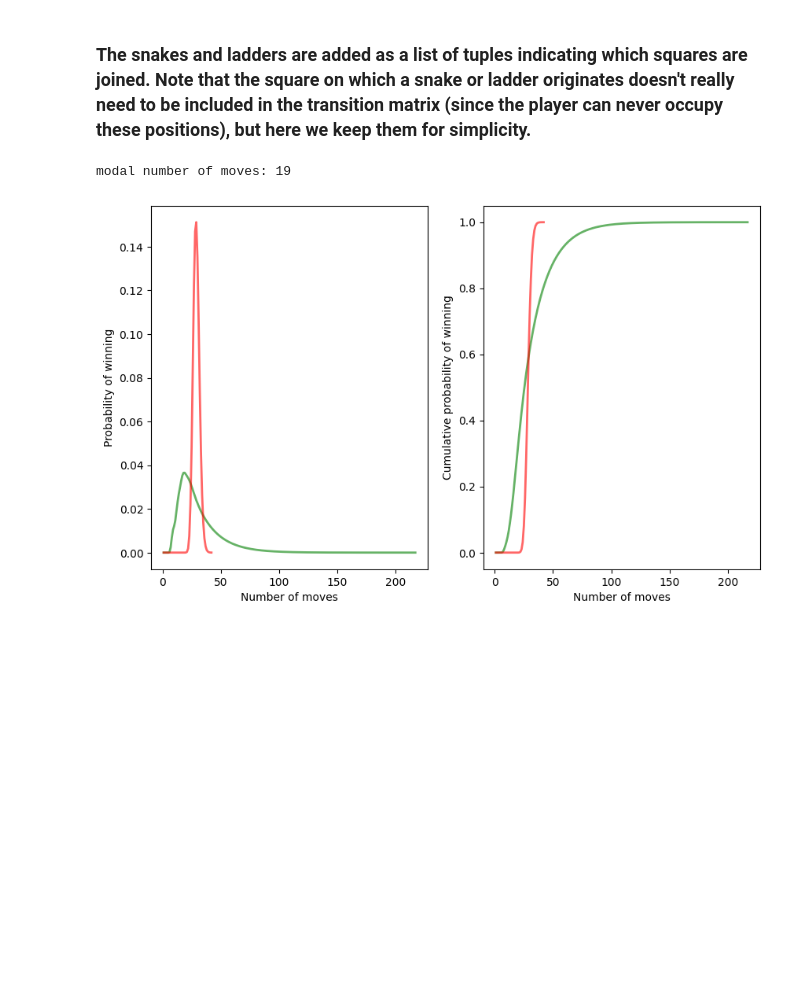
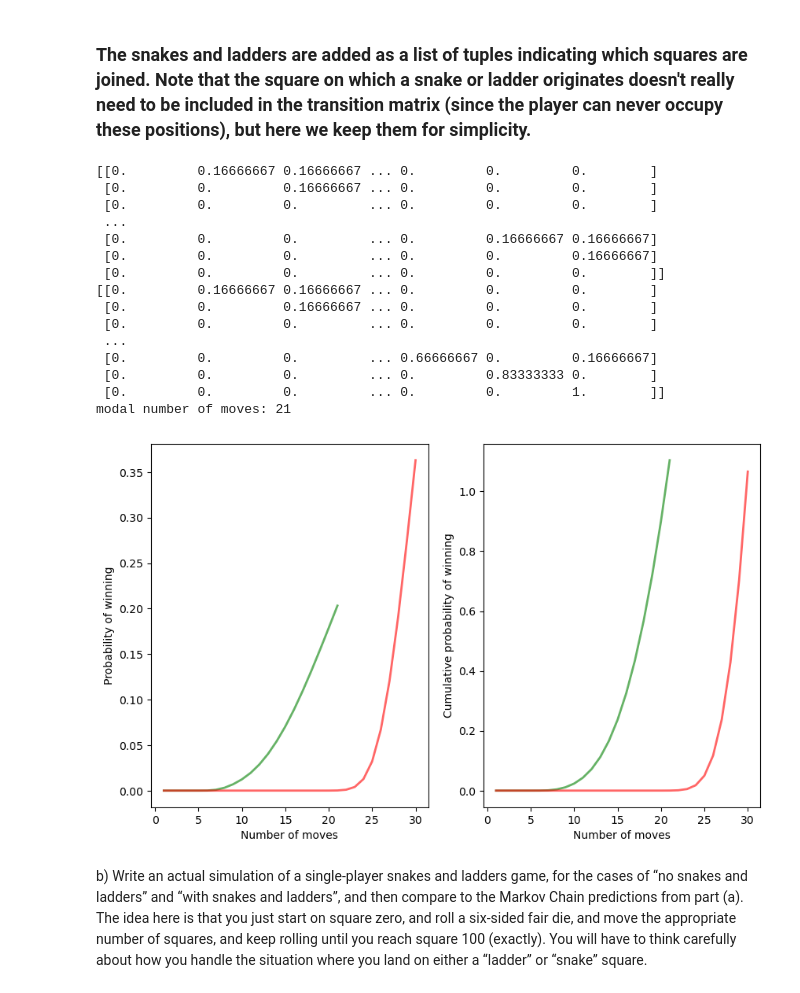
Before and after one commit to alawton42/phys541AudreyLawton, a Jupyter notebook: Assignment 5/snakes_and_ladders.ipynb, the cells around one changed output. Saved outputs shown, nothing was run; the diff lists cells and outputs as text; code cells hidden in the pictures; blank space fills up the shorter version.

```diff
--- a/Assignment 5/snakes_and_ladders.ipynb
+++ b/Assignment 5/snakes_and_ladders.ipynb
@@ -30,11 +36,9 @@ T = np.zeros((101, 101))
 for i in range(1,101):
     T[i-1,i:i+6] = 1/6
 
-# # House rules: you don't need to land on 100, just reach it.
-# T[95:100,100] += np.linspace(1/6, 5/6, 5)
-
+# Rule: you NEED to land on 100.
 for i, v in enumerate(range(95,101)):
-    T[v-1,v] = 1/6*i
+    T[v,v] += (i+1)/6
 
 print(T[0:6,0:12])
 print(T[94:100,94:101])
@@ -106,46 +110,69 @@ T = np.zeros((101, 101))
 for i in range(1,101):
     T[i-1,i:i+6] = 1/6
 
+print(T)
+
 for (i1,i2) in trans:
     iw = np.where(T[:,i1] > 0)
     T[:,i1] = 0
     T[iw,i2] += 1/6
 
-# House rules: you don't need to land on 100, just reach it.
-T[95:100,100] += np.linspace(1/6, 5/6, 5)
+# Rule: you NEED to land on 100.
+for i, v in enumerate(range(95,101)):
+    T[v,v] += (i+1)/6
+
+
 for snake in snakes:
     T[snake,100] = 0
+
+print(T)
 
 # The player starts at position 0.
 v = np.zeros(101)
 v[0] = 1
 
 ns, Ps, Cs = 0, [], []
 cumulative_prob = 0
 # Update the state vector v until the cumulative probability of winning
 # is "effectively" 1
 while cumulative_prob < 0.99999:
     ns += 1
     v = v.dot(T)
     Ps.append(v[100])
     cumulative_prob += Ps[-1]
     Cs.append(cumulative_prob)
 
 mode = np.argmax(Ps)+1
 print('modal number of moves:', mode)
 
 # Plot the probability of winning as a function of the number of moves
 fig, ax = plt.subplots(1,2)
 ax[0].plot(np.linspace(1,ns,ns), Ps, 'g-', lw=2, alpha=0.6, label='Markov')
 ax[0].plot(np.linspace(1,n,n), P, 'r-', lw=2, alpha=0.6, label='No snakes or ladders')
 ax[0].set_xlabel('Number of moves')
 ax[0].set_ylabel('Probability of winning')
 ax[1].plot(np.linspace(1,ns,ns), Cs, 'g-', lw=2, alpha=0.6, label='Markov')
 ax[1].plot(np.linspace(1,n,n), C, 'r-', lw=2, alpha=0.6, label='No snakes or ladders')
 ax[1].set_xlabel('Number of moves')
 ax[1].set_ylabel('Cumulative probability of winning')
 
 plt.show()
 # %% [output]
-modal number of moves: 19
+[[0.         0.16666667 0.16666667 ... 0.         0.         0.        ]
+ [0.         0.         0.16666667 ... 0.         0.         0.        ]
+ [0.         0.         0.         ... 0.         0.         0.        ]
+ ...
+ [0.         0.         0.         ... 0.         0.16666667 0.16666667]
+ [0.         0.         0.         ... 0.         0.         0.16666667]
+ [0.         0.         0.         ... 0.         0.         0.        ]]
+[[0.         0.16666667 0.16666667 ... 0.         0.         0.        ]
+ [0.         0.         0.16666667 ... 0.         0.         0.        ]
+ [0.         0.         0.         ... 0.         0.         0.        ]
+ ...
+ [0.         0.         0.         ... 0.66666667 0.         0.16666667]
+ [0.         0.         0.         ... 0.         0.83333333 0.        ]
+ [0.         0.         0.         ... 0.         0.         1.        ]]
+modal number of moves: 21
-[figure, old version]
+[figure, new version]
+# %% [markdown]
+b)	Write an actual simulation of a single-player snakes and ladders game, for the cases of “no snakes and ladders” and “with snakes and ladders”, and then compare to the Markov Chain predictions from part (a).  The idea here is that you just start on square zero, and roll a six-sided fair die, and move the appropriate number of squares, and keep rolling until you reach square 100 (exactly).  You will have to think carefully about how you handle the situation where you land on either a “ladder” or “snake” square.
```
Also changed, not shown: parts of 6 cells of this notebook.
